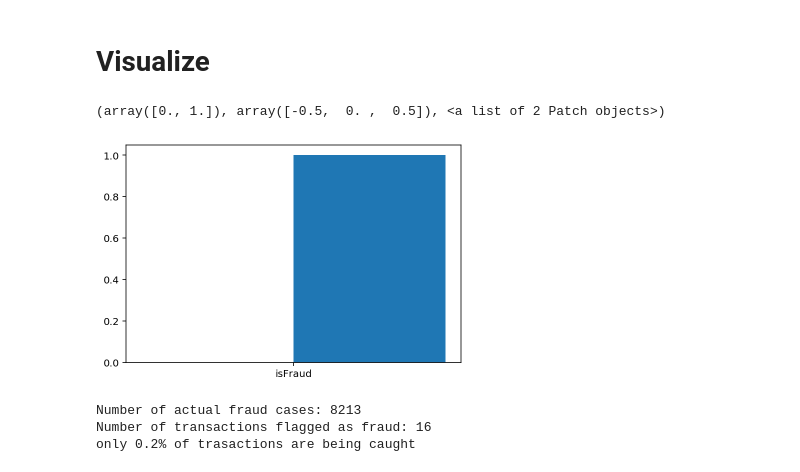
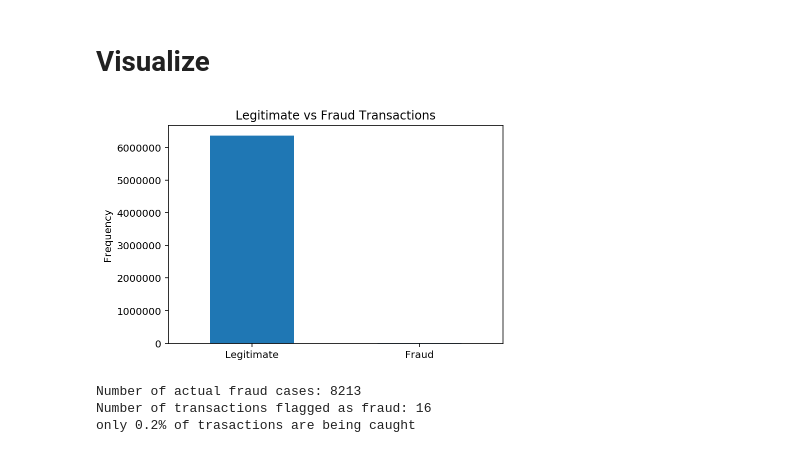
Before and after one commit to DigitalBuddha42/credit_card_fraud_detection, a Jupyter notebook: fraud_analysis.ipynb, the cells around one changed output. Drawn from its saved outputs; the diff is of its cells as text; code cells hidden in the pictures.

Commit message:
Looked at distribution and proportion of fraud amounts

```diff
--- a/fraud_analysis.ipynb
+++ b/fraud_analysis.ipynb
@@ -103,12 +103,16 @@ import matplotlib.mlab as mlab
 import seaborn as sns
 %matplotlib inline
 %config InlineBackend.figure_format = 'retina'
-# %%
-fraud_count = ['isFraud']
-plt.hist(fraud_count, bins = 2)
-# %% [output]
-(array([0., 1.]), array([-0.5,  0. ,  0.5]), <a list of 2 Patch objects>)
-[figure, removed]
+# %%
+LABELS = ["Legitimate", "Fraud"]
+count_classes = pd.value_counts(fraud['isFraud'], sort = True)
+count_classes.plot(kind = 'bar', rot=0)
+plt.title("Legitimate vs Fraud Transactions")
+plt.xticks(range(2), LABELS)
+# plt.xlabel("")
+plt.ylabel("Frequency");
+# %% [output]
+[figure, added]
 # %%
 # print(f"Number of transactions analyzed: {fraud[]})
 print(f"Number of actual fraud cases: {fraud['isFraud'].sum()}")
```
Also changed, not shown: parts of 22 cells of this notebook.
